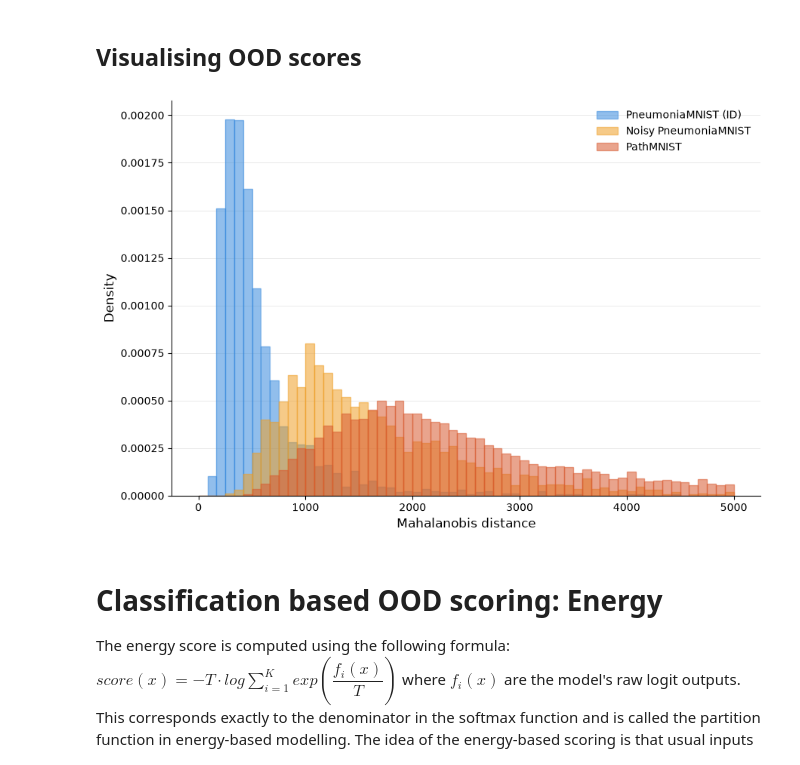
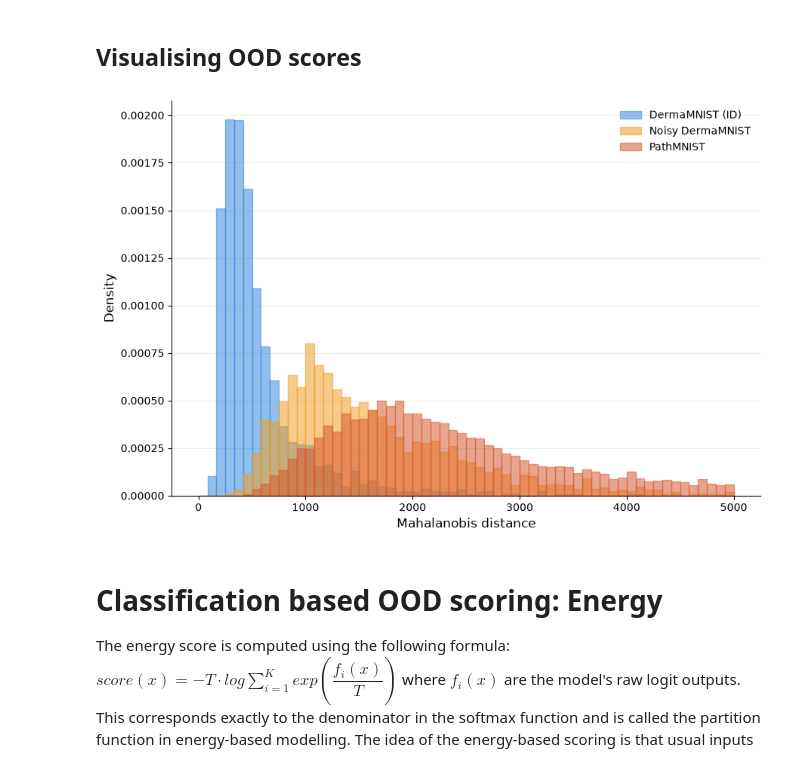
Before and after one commit to agaldran/uqinmia-miccai, a Jupyter notebook: 2026/part3_ood/OOD_handson_Wundram.ipynb, the cells around one changed output. Saved outputs shown, nothing was run; the diff lists cells and outputs as text; code cells hidden in the pictures.

```diff
--- a/2026/part3_ood/OOD_handson_Wundram.ipynb
+++ b/2026/part3_ood/OOD_handson_Wundram.ipynb
@@ -46,15 +46,9 @@ from medmnist import DermaMNIST, BloodMNIST, PathMNIST
 ## 1. Setup
 Declaring some variables to be used later.
 # %%
-device = torch.device(
-    "cuda" if torch.cuda.is_available() else "cpu"
-)
-
 BATCH_SIZE = 128
 EPOCHS = 7
 LR = 1e-3
 
 torch.manual_seed(0)
 np.random.seed(0)
-
-print("Device:", device)
@@ -598,33 +592,33 @@ path_mahalanobis = mahalanobis_scores(
 # %%
 fig, ax = plt.subplots(figsize=(9, 6))
 
 bins = np.linspace(0, 5000, 61)
 
 colors = ["#378ADD", "#EF9F27", "#D85A30"]
-labels = ["PneumoniaMNIST (ID)", "Noisy PneumoniaMNIST", "PathMNIST"]
+labels = ["DermaMNIST (ID)", "Noisy DermaMNIST", "PathMNIST"]
 data = [id_mahalanobis.numpy(), noisy_mahalanobis.numpy(), path_mahalanobis.numpy()]
 
 for d, c, l in zip(data, colors, labels):
     ax.hist(d, bins=bins, density=True, alpha=0.55, color=c,
              edgecolor=c, linewidth=1.0, label=l)
 
 ax.set_xlabel("Mahalanobis distance", fontsize=12)
 ax.set_ylabel("Density", fontsize=12)
 
 # Turn off top and right axis
 ax.spines["top"].set_visible(False)
 ax.spines["right"].set_visible(False)
 
 # Subtle grid, only horizontal
 ax.grid(axis="y", alpha=0.3, linewidth=0.6)
 ax.set_axisbelow(True)
 
 ax.legend(frameon=False, fontsize=10)
 
 plt.tight_layout()
 plt.show()
 # %% [output]
-[figure, old version]
+[figure, new version]
 # %% [markdown]
 # Classification based OOD scoring: Energy
 
```
Also changed, not shown: parts of 4 cells of this notebook.
